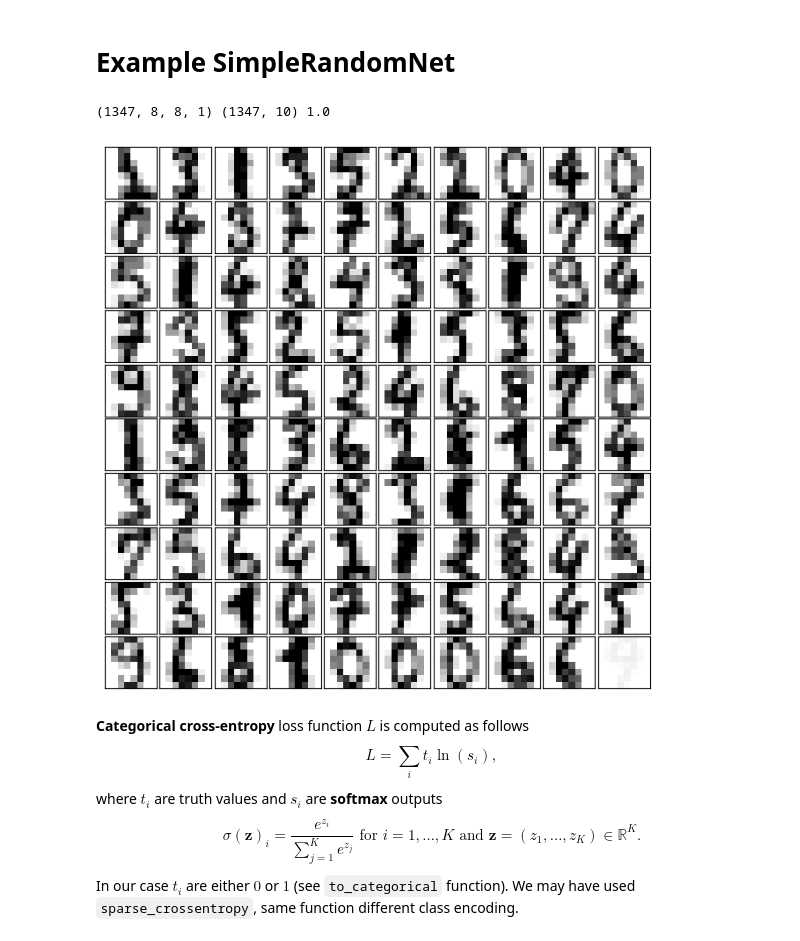
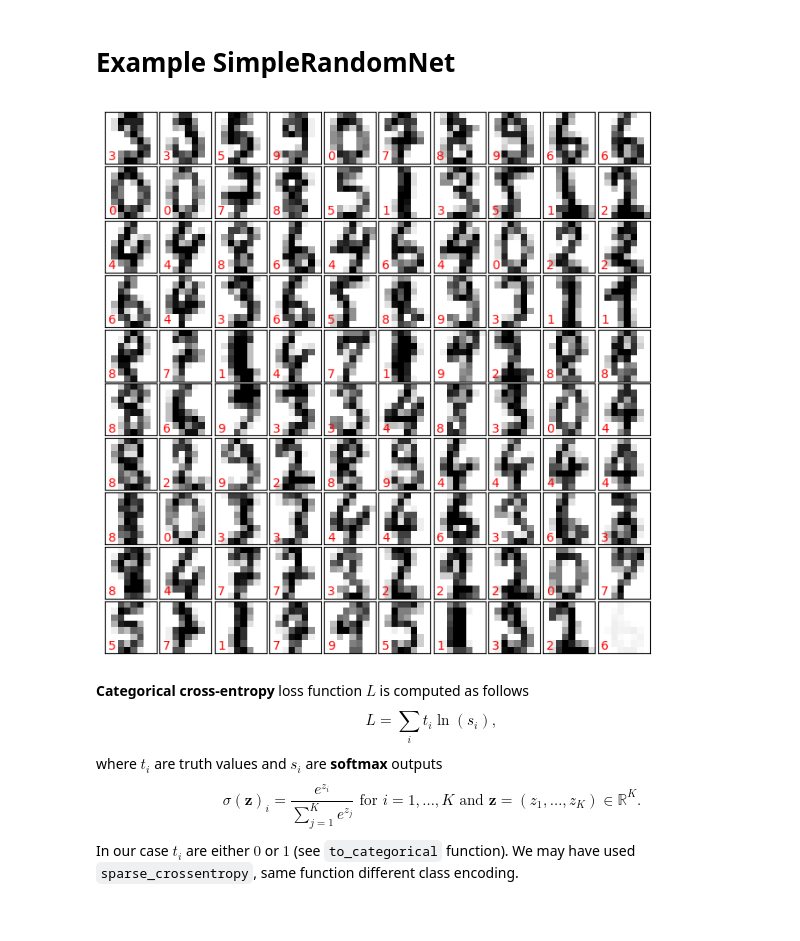
Before and after one commit to fbeilstein/presentations, a Jupyter notebook: presentation_for_October_31_2024.ipynb, the cells around one changed output. Saved outputs shown, nothing was run; the diff lists cells and outputs as text; code cells hidden in the pictures.

```diff
--- a/presentation_for_October_31_2024.ipynb
+++ b/presentation_for_October_31_2024.ipynb
@@ -124,35 +477,34 @@ load_slides_from(
 # %%
 from sklearn.datasets import load_digits
 from sklearn.model_selection import train_test_split
 from tensorflow.keras.utils import to_categorical
 import numpy as np
 import matplotlib.pyplot as plt
 
 digits = load_digits()
 X_all = (digits.data.reshape(digits.data.shape[0], 8, 8, 1) / 16.0).astype(float)  # / 256.0
 
 X_train, X_test, y_train, y_test =  train_test_split(X_all,
                                                      digits.target,
                                                      train_size=0.75,
                                                      shuffle=True)
 y_train, y_test = to_categorical(y_train), to_categorical(y_test)
 
-def plot_digits(data):
+def plot_digits(data, y):
   fig, ax = plt.subplots(10, 10, figsize=(8, 8), subplot_kw=dict(xticks=[], yticks=[]))
   fig.subplots_adjust(hspace=0.05, wspace=0.05)
   for i, axi in enumerate(ax.flat):
     im = axi.imshow(data[i,:,:,0], cmap='binary')
+    axi.text(0, 7, str(np.argmax(y[i])), c='r')
   im.set_clim(0, 16)
 
-plot_digits(X_train)
-print(X_train.shape, y_train.shape, np.max(X_train))
+plot_digits(X_train, y_train)
 X_trainT = torch.tensor(np.transpose(X_train, (0, 3, 1, 2)), dtype=torch.float32)
 y_trainT = torch.tensor(y_train, dtype=torch.float32)
 X_testT = torch.tensor(np.transpose(X_test, (0, 3, 1, 2)), dtype=torch.float32)
 y_testT = torch.tensor(y_test, dtype=torch.float32)
 # %% [output]
-(1347, 8, 8, 1) (1347, 10) 1.0
-[figure, old version]
+[figure, new version]
 # %% [markdown]
 **Categorical cross-entropy** loss function $L$ is computed as follows
 $$
```
Also changed, not shown: parts of 5 cells of this notebook.
